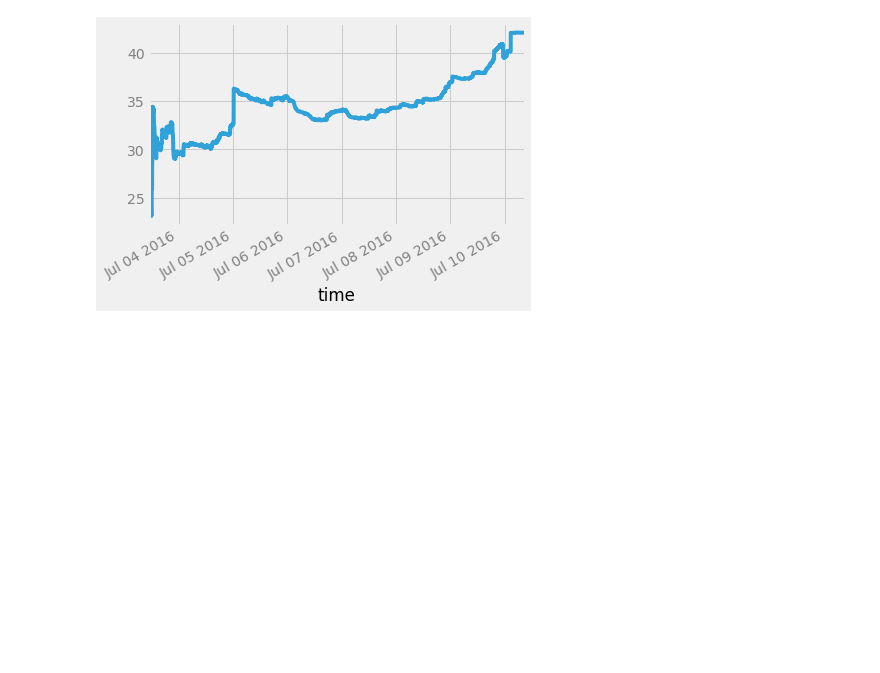
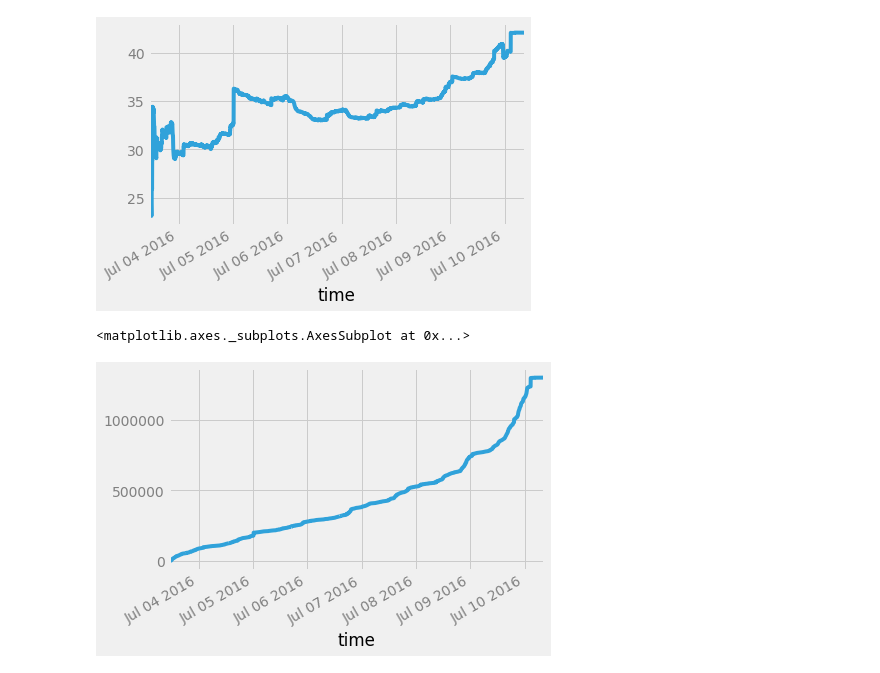
Before and after one commit to bcongdon/sgdq-2016-schedule-analysis, a Jupyter notebook: Post-Marathon Analysis.ipynb, the cells around one changed output. Drawn from its saved outputs; the diff is of its cells as text; code cells hidden in the pictures; blank space fills up the shorter version.

```diff
--- a/Post-Marathon Analysis.ipynb
+++ b/Post-Marathon Analysis.ipynb
@@ -45,6 +45,7 @@ graph_df = graph_df.tz_localize('UTC').tz_convert('US/Central')
 graph_df['cum_emotes'] = graph_df.e.cumsum()
 graph_df['cum_chats']  = graph_df.c.cumsum()
 graph_df['avg_don'] = graph_df.m / graph_df.d
+graph_df['m_per_min'] = graph_df.m.diff()
 # %% [markdown]
 ## Load Bid Tracker Data
 # %%
@@ -142,3 +143,8 @@ graph_df.avg_don.plot.line()
 # %% [output]
 <matplotlib.axes._subplots.AxesSubplot at 0x...>
 [figure]
+# %%
+graph_df.m.plot.line()
+# %% [output]
+<matplotlib.axes._subplots.AxesSubplot at 0x...>
+[figure, added]
```
Also changed, not shown: parts of 2 cells of this notebook.
